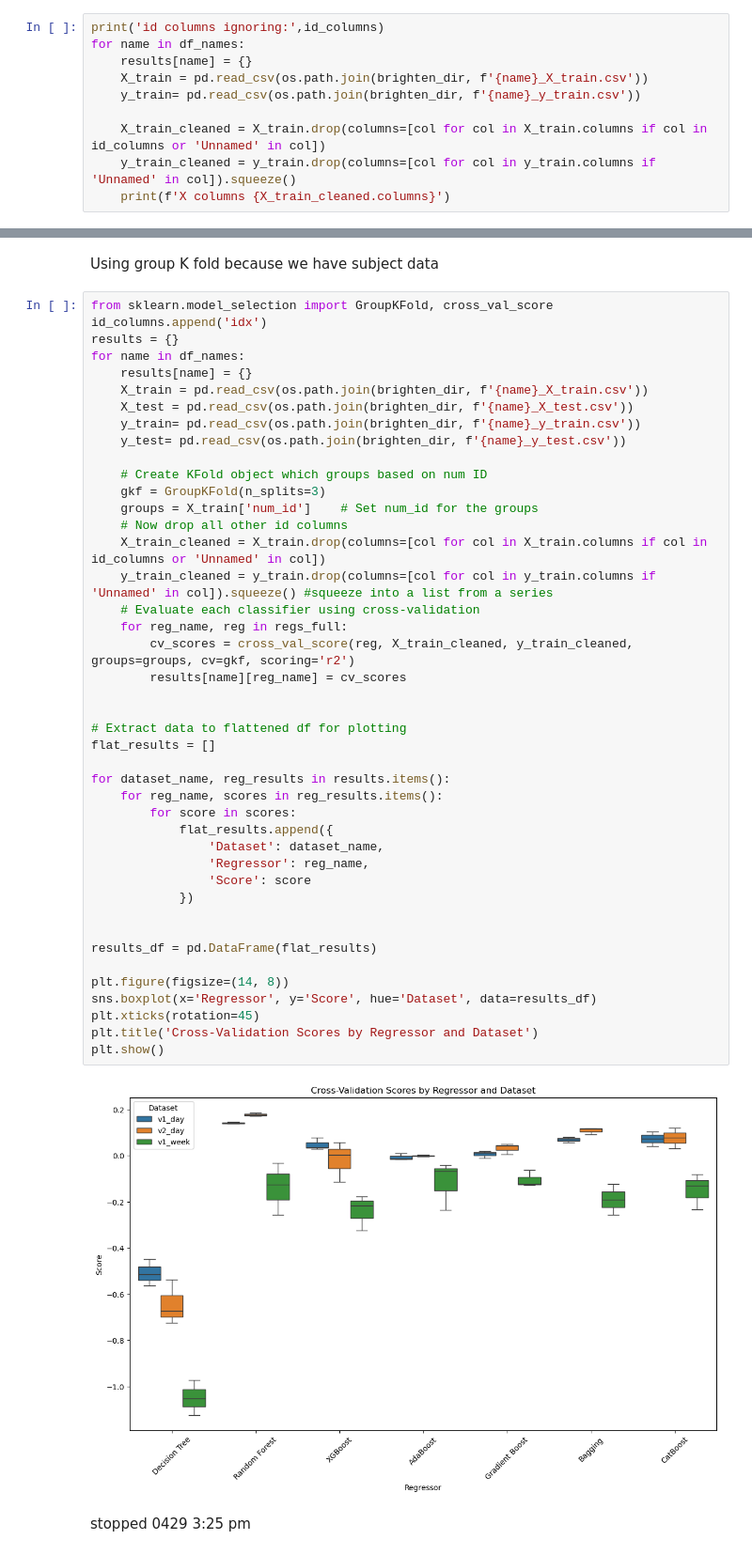
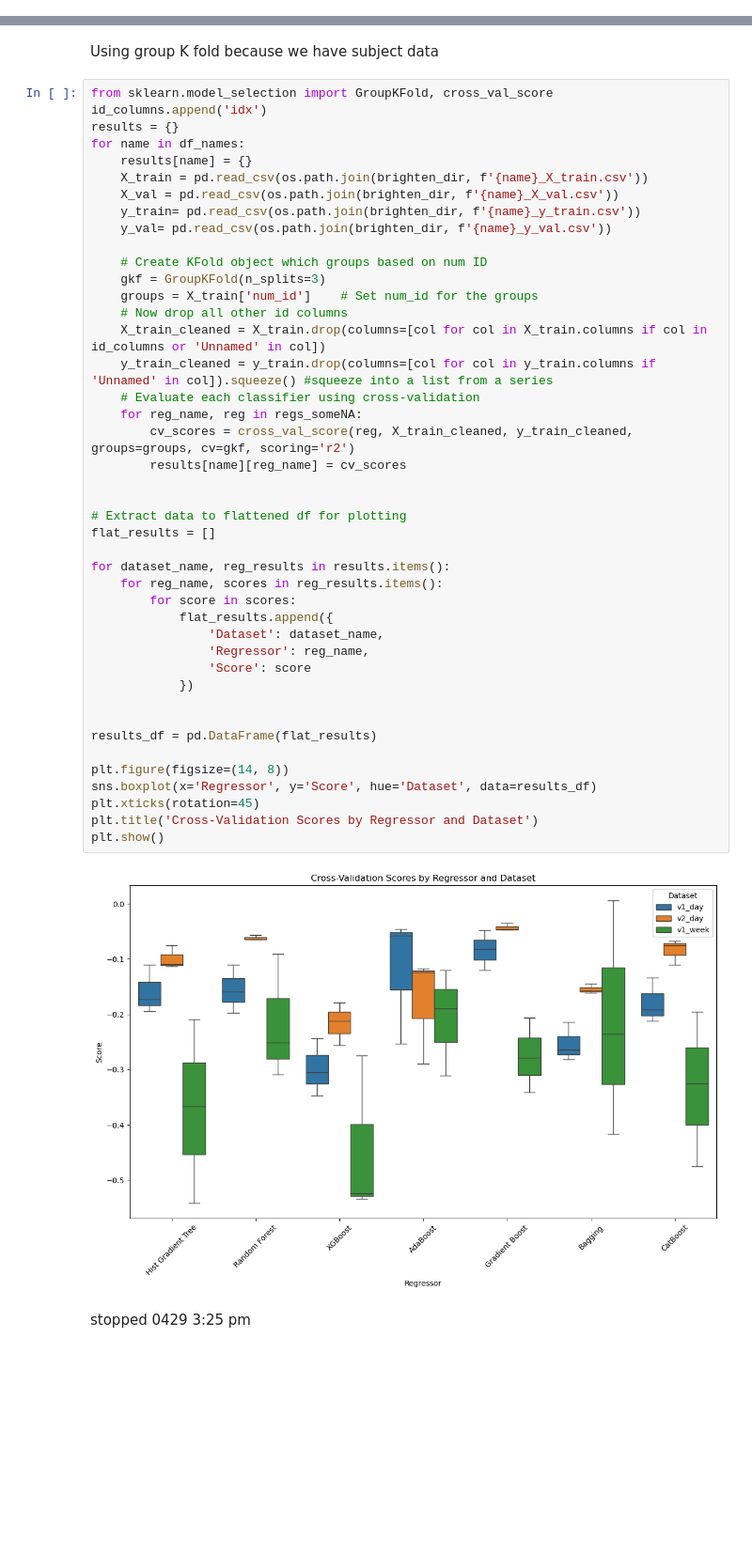
Before and after one commit to kaleyjoss/smartphone_sensor_predictive_modeling, a Jupyter notebook: notebooks/04_modeling_LR.ipynb, the cells around one changed output, grey strips where cells are left out. Shown at 94% size. Saved outputs shown, nothing was run; the diff lists cells and outputs as text; blank space fills up the shorter version.

```diff
--- a/notebooks/04_modeling_LR.ipynb
+++ b/notebooks/04_modeling_LR.ipynb
@@ -169,12 +282,2 @@ xgboost: 2.1.1
 # %% [markdown]
 We'll use cross-validation to get a better understanding of each models performance, rather than just a single test. Let's create a KFold object so we can use the same folds for each classifier.
-# %%
-print('id columns ignoring:',id_columns)
-for name in df_names:
-    results[name] = {}
-    X_train = pd.read_csv(os.path.join(brighten_dir, f'{name}_X_train.csv'))
-    y_train= pd.read_csv(os.path.join(brighten_dir, f'{name}_y_train.csv'))
-
-    X_train_cleaned = X_train.drop(columns=[col for col in X_train.columns if col in id_columns or 'Unnamed' in col])
-    y_train_cleaned = y_train.drop(columns=[col for col in y_train.columns if 'Unnamed' in col]).squeeze()
-    print(f'X columns {X_train_cleaned.columns}')
@@ -244,44 +329,44 @@ results = {}
 for name in df_names:
     results[name] = {}
     X_train = pd.read_csv(os.path.join(brighten_dir, f'{name}_X_train.csv'))
-    X_test = pd.read_csv(os.path.join(brighten_dir, f'{name}_X_test.csv'))
+    X_val = pd.read_csv(os.path.join(brighten_dir, f'{name}_X_val.csv'))
     y_train= pd.read_csv(os.path.join(brighten_dir, f'{name}_y_train.csv'))
-    y_test= pd.read_csv(os.path.join(brighten_dir, f'{name}_y_test.csv'))
+    y_val= pd.read_csv(os.path.join(brighten_dir, f'{name}_y_val.csv'))
 
     # Create KFold object which groups based on num ID
     gkf = GroupKFold(n_splits=3)
     groups = X_train['num_id']    # Set num_id for the groups
     # Now drop all other id columns
     X_train_cleaned = X_train.drop(columns=[col for col in X_train.columns if col in id_columns or 'Unnamed' in col])
     y_train_cleaned = y_train.drop(columns=[col for col in y_train.columns if 'Unnamed' in col]).squeeze() #squeeze into a list from a series
     # Evaluate each classifier using cross-validation
-    for reg_name, reg in regs_full:
+    for reg_name, reg in regs_someNA:
         cv_scores = cross_val_score(reg, X_train_cleaned, y_train_cleaned, groups=groups, cv=gkf, scoring='r2')
         results[name][reg_name] = cv_scores
 
 
 # Extract data to flattened df for plotting
 flat_results = []
 
 for dataset_name, reg_results in results.items():
     for reg_name, scores in reg_results.items():
         for score in scores:
             flat_results.append({
                 'Dataset': dataset_name,
                 'Regressor': reg_name,
                 'Score': score
             })
 
 
 results_df = pd.DataFrame(flat_results)
 
 plt.figure(figsize=(14, 8))
 sns.boxplot(x='Regressor', y='Score', hue='Dataset', data=results_df)
 plt.xticks(rotation=45)
 plt.title('Cross-Validation Scores by Regressor and Dataset')
 plt.show()
 # %% [output]
-[figure, old version]
+[figure, new version]
 # %% [markdown]
 stopped 0429 3:25 pm
 # %% [markdown]
```
Also changed, not shown: parts of 8 cells of this notebook, 6 other files.
